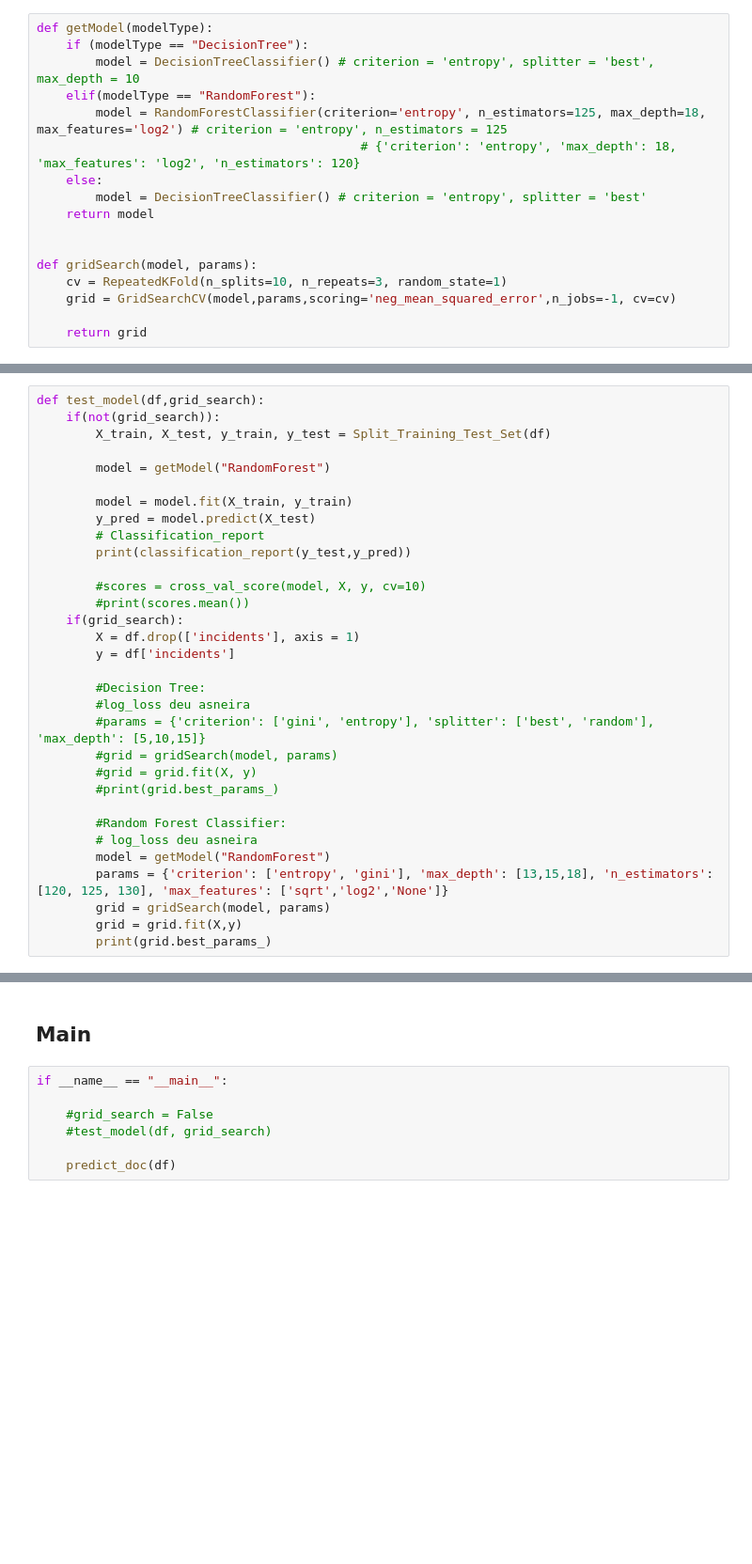
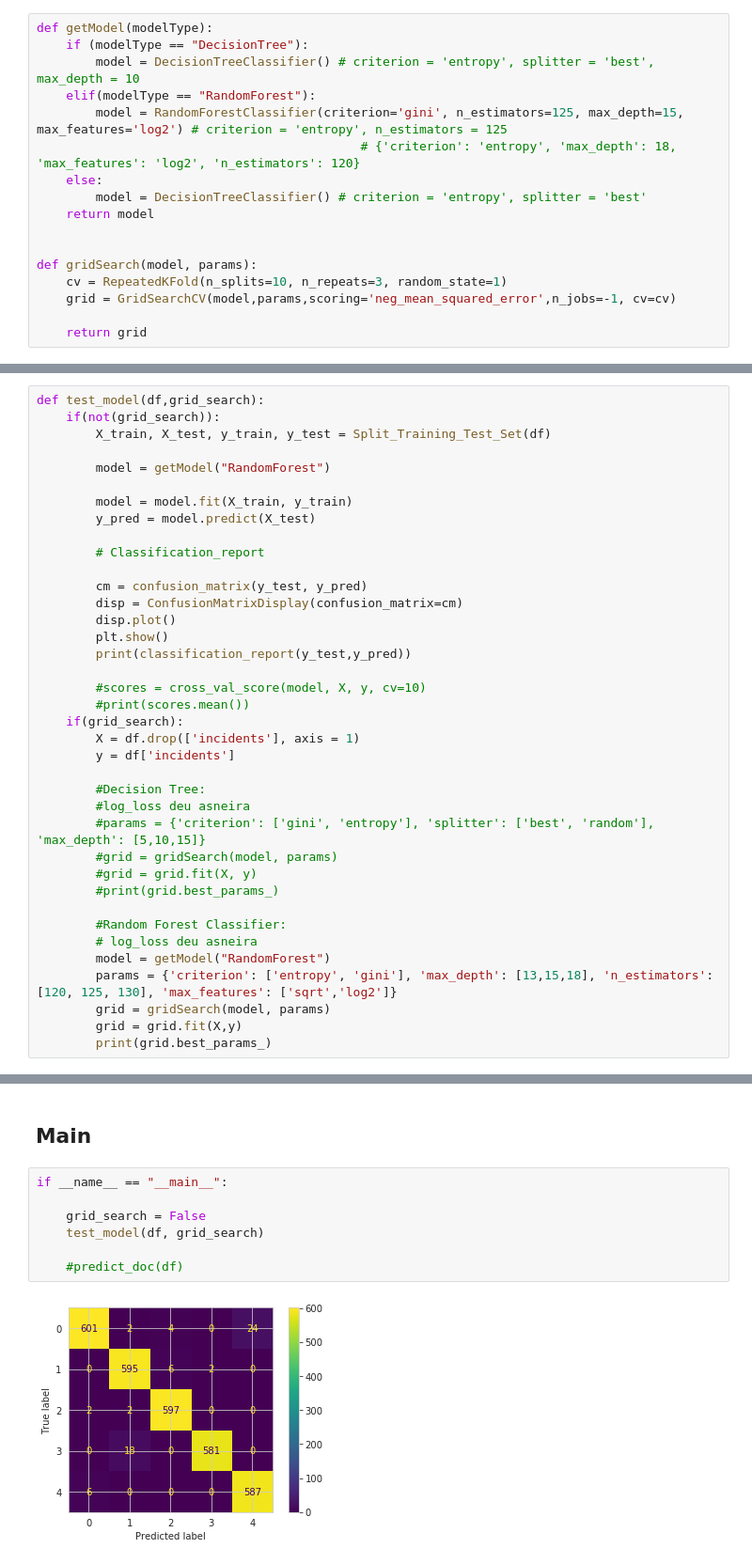
Before and after one commit to MarianaFilipa/DAA, a Jupyter notebook: Competição_Tarefa/Competition.ipynb, the cells around one changed output, grey strips where cells are left out. Shown at 94% size. Saved outputs shown, nothing was run; the diff lists cells and outputs as text; blank space fills up the shorter version.

```diff
--- a/Competição_Tarefa/Competition.ipynb
+++ b/Competição_Tarefa/Competition.ipynb
@@ -374,7 +416,7 @@ def getModel(modelType):
     if (modelType == "DecisionTree"):
         model = DecisionTreeClassifier() # criterion = 'entropy', splitter = 'best', max_depth = 10
     elif(modelType == "RandomForest"):
-        model = RandomForestClassifier(criterion='entropy', n_estimators=125, max_depth=18, max_features='log2') # criterion = 'entropy', n_estimators = 125
+        model = RandomForestClassifier(criterion='gini', n_estimators=125, max_depth=15, max_features='log2') # criterion = 'entropy', n_estimators = 125
                                             # {'criterion': 'entropy', 'max_depth': 18, 'max_features': 'log2', 'n_estimators': 120}
     else:
         model = DecisionTreeClassifier() # criterion = 'entropy', splitter = 'best'
@@ -405,7 +447,13 @@ def test_model(df,grid_search):
 
         model = model.fit(X_train, y_train)
         y_pred = model.predict(X_test)
+
         # Classification_report
+
+        cm = confusion_matrix(y_test, y_pred)
+        disp = ConfusionMatrixDisplay(confusion_matrix=cm)
+        disp.plot()
+        plt.show()
         print(classification_report(y_test,y_pred))
 
         #scores = cross_val_score(model, X, y, cv=10)
@@ -424,7 +472,7 @@ def test_model(df,grid_search):
         #Random Forest Classifier:
         # log_loss deu asneira
         model = getModel("RandomForest")
-        params = {'criterion': ['entropy', 'gini'], 'max_depth': [13,15,18], 'n_estimators': [120, 125, 130], 'max_features': ['sqrt','log2','None']}
+        params = {'criterion': ['entropy', 'gini'], 'max_depth': [13,15,18], 'n_estimators': [120, 125, 130], 'max_features': ['sqrt','log2']}
         grid = gridSearch(model, params)
         grid = grid.fit(X,y)
         print(grid.best_params_)
@@ -470,8 +518,9 @@ def predict_doc(df):
 # %%
 if __name__ == "__main__":
 
-    #grid_search = False
-    #test_model(df, grid_search)
+    grid_search = False
+    test_model(df, grid_search)
 
-    predict_doc(df)
+    #predict_doc(df)
 # %% [output]
+[figure, added]
```
Also changed, not shown: parts of 10 cells of this notebook, 1 other file.
